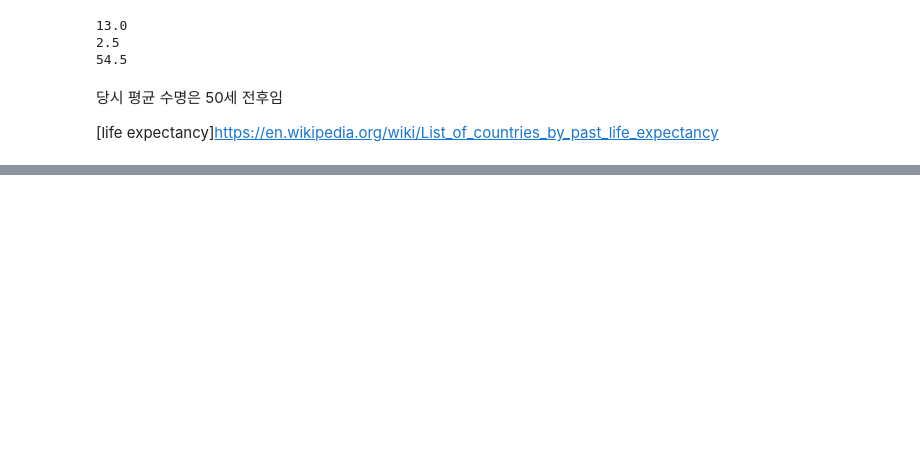
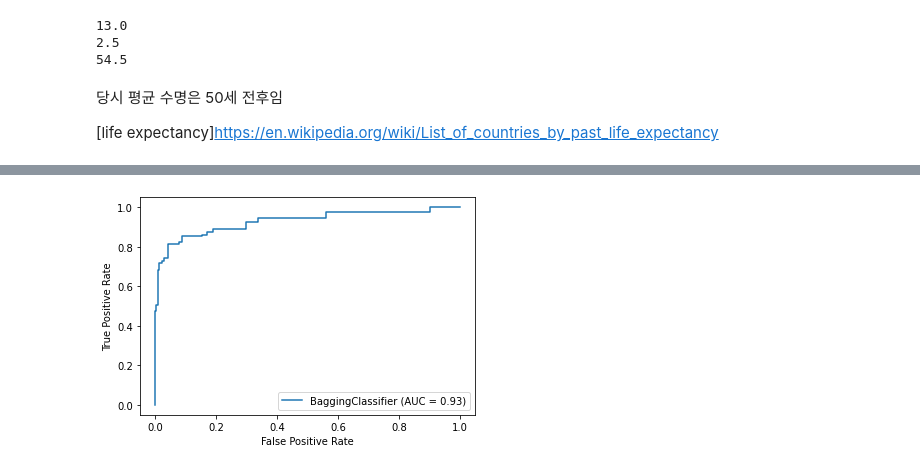
Before and after one commit to AshbeeKim/Kaggle_Task, a Jupyter notebook: titanic.ipynb, the cells around one changed output, grey strips where cells are left out. Saved outputs shown, nothing was run; the diff lists cells and outputs as text; code cells hidden in the pictures; blank space fills up the shorter version.

```diff
--- a/titanic.ipynb
+++ b/titanic.ipynb
@@ -846,0 +1721,5 @@ binning_IQR(df,'Fare')
+# %%
+metrics.plot_roc_curve(model, X_tst, y_tst)
+plt.show()
+# %% [output]
+[figure, added]
```
Also changed, not shown: parts of 41 cells of this notebook.
